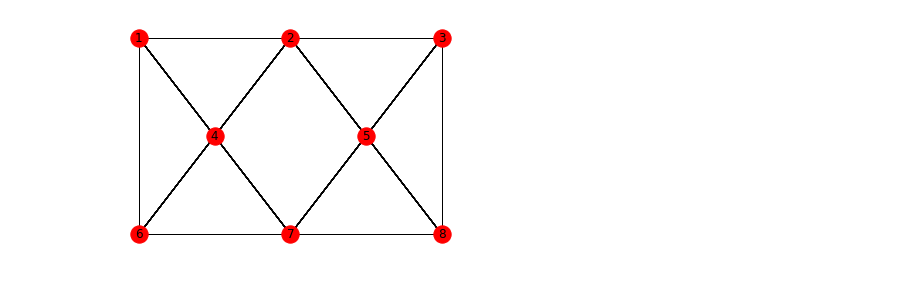
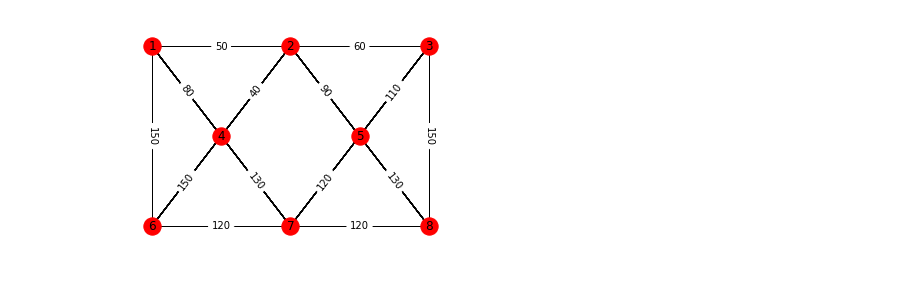
Before and after one commit to wilson-calixto/simulacoes_de_redes_opticas, a Jupyter notebook: simulador.ipynb, the cells around one changed output. Drawn from its saved outputs; the diff is of its cells as text; code cells hidden in the pictures.

```diff
--- a/simulador.ipynb
+++ b/simulador.ipynb
@@ -81,7 +38,15 @@ sem caminhos
 # %%
 nx.draw_networkx(MG, {1: (0, 10), 2: (5, 10), 3: (10, 10),
                       4: (2.5, 5), 5: (7.5, 5), 6: (0, 0),
                       7: (5, 0), 8: (10, 0)})
+
+edge_labels=dict([((u,v,),d['weight'])
+             for u,v,d in G.edges(data=True)])
+
+nx.draw_networkx_edge_labels(MG, {1: (0, 10), 2: (5, 10), 3: (10, 10),
+                                  4: (2.5, 5), 5: (7.5, 5), 6: (0, 0),
+                                  7: (5, 0), 8: (10, 0)},
+                             edge_labels=edge_labels)
 limits=plt.axis('off')
 # %% [output]
-[figure, old version]
+[figure, new version]
```
Also changed, not shown: parts of 7 cells of this notebook.
